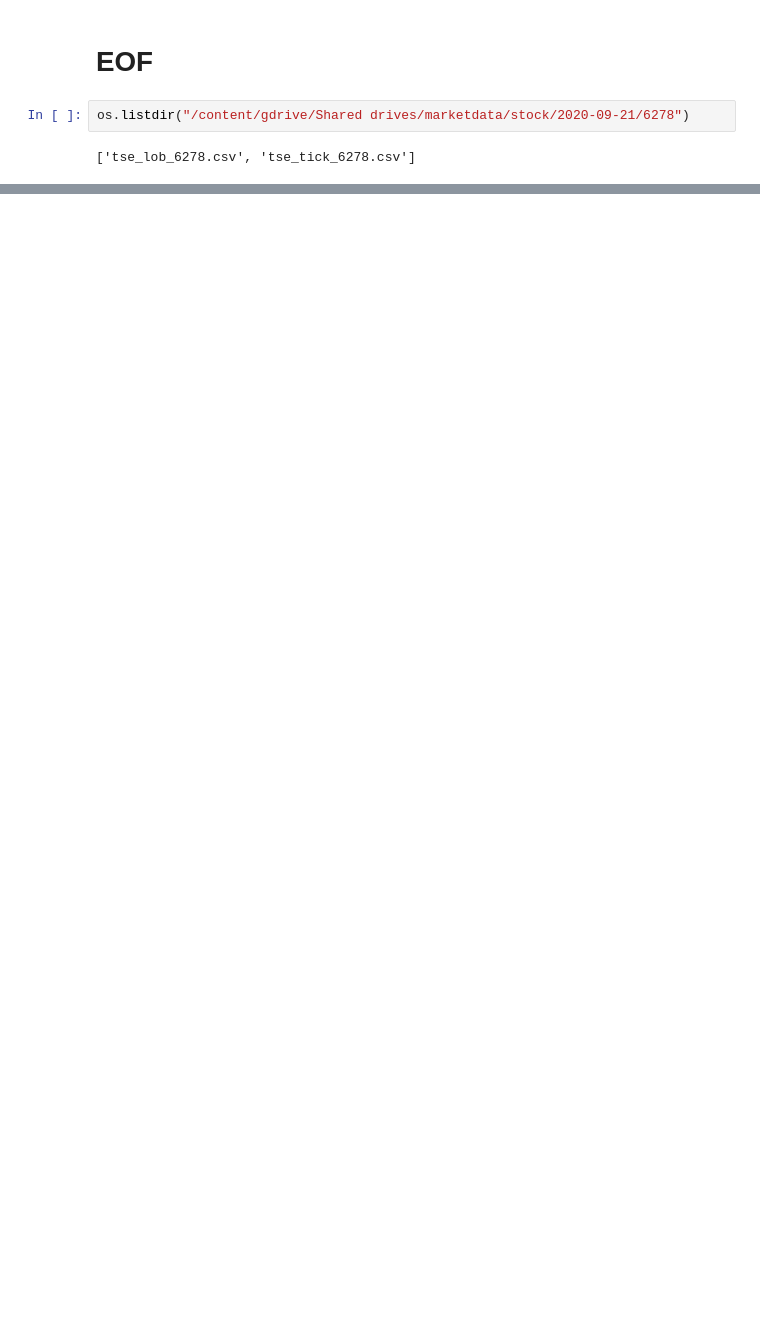
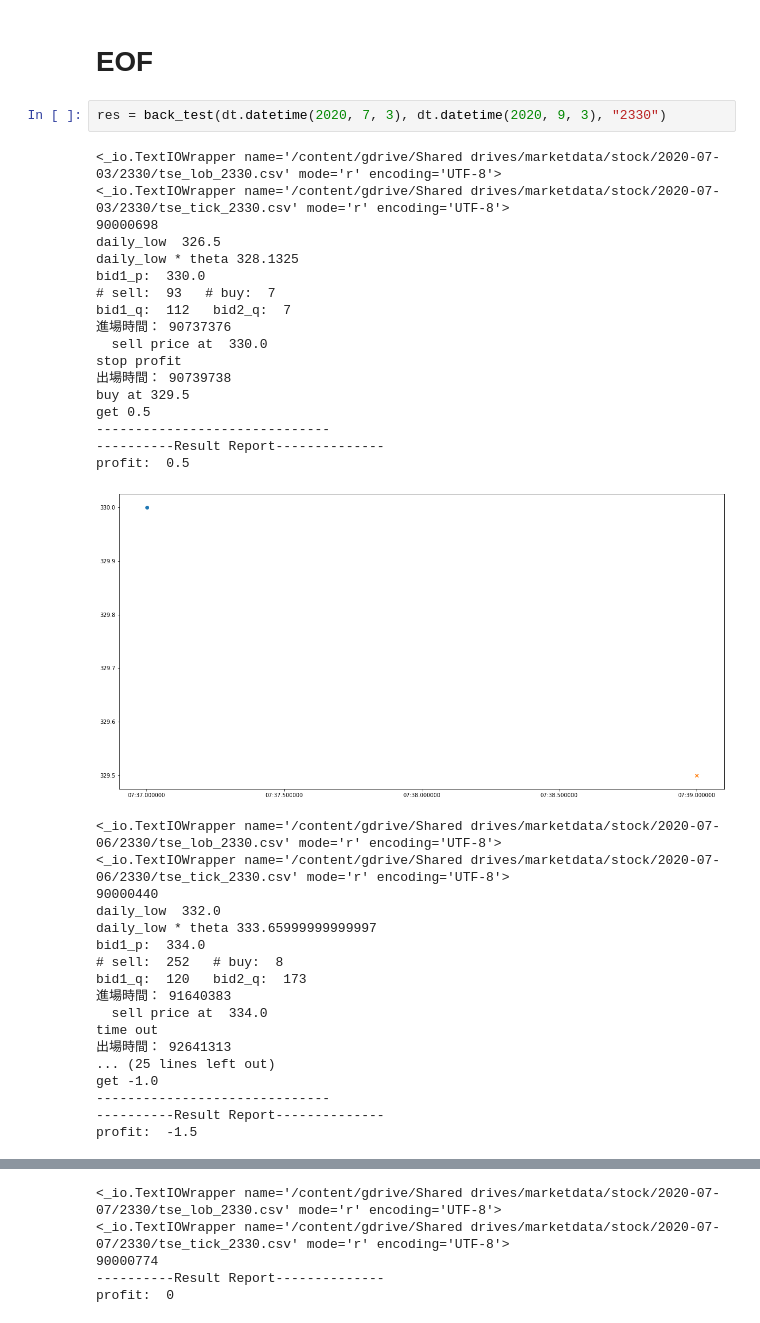
Before and after one commit to ken32293355/vsense, a Jupyter notebook: yt/strategy_0928.ipynb, the cells around one changed output, grey strips where cells are left out. Saved outputs shown, nothing was run; the diff lists cells and outputs as text; blank space fills up the shorter version.

```diff
--- a/yt/strategy_0928.ipynb
+++ b/yt/strategy_0928.ipynb
@@ -967,6 +1111,40 @@ profit:  0.30000000000001137
 # %% [markdown]
 # EOF
-# %%
-os.listdir("/content/gdrive/Shared drives/marketdata/stock/2020-09-21/6278")
-# %% [output]
-['tse_lob_6278.csv', 'tse_tick_6278.csv']
+# %%
+res = back_test(dt.datetime(2020, 7, 3), dt.datetime(2020, 9, 3), "2330")
+# %% [output]
+<_io.TextIOWrapper name='/content/gdrive/Shared drives/marketdata/stock/2020-07-03/2330/tse_lob_2330.csv' mode='r' encoding='UTF-8'>
+<_io.TextIOWrapper name='/content/gdrive/Shared drives/marketdata/stock/2020-07-03/2330/tse_tick_2330.csv' mode='r' encoding='UTF-8'>
+90000698
+daily_low  326.5
+daily_low * theta 328.1325
+bid1_p:  330.0
+# sell:  93   # buy:  7
+bid1_q:  112   bid2_q:  7
+進場時間： 90737376
+  sell price at  330.0
+stop profit
+出場時間： 90739738
+buy at 329.5
+get 0.5
+------------------------------
+----------Result Report--------------
+profit:  0.5
+[figure, added]
+<_io.TextIOWrapper name='/content/gdrive/Shared drives/marketdata/stock/2020-07-06/2330/tse_lob_2330.csv' mode='r' encoding='UTF-8'>
+<_io.TextIOWrapper name='/content/gdrive/Shared drives/marketdata/stock/2020-07-06/2330/tse_tick_2330.csv' mode='r' encoding='UTF-8'>
+90000440
+daily_low  332.0
+daily_low * theta 333.65999999999997
+bid1_p:  334.0
+# sell:  252   # buy:  8
+bid1_q:  120   bid2_q:  173
+進場時間： 91640383
+  sell price at  334.0
+time out
+出場時間： 92641313
+... (25 lines left out)
+get -1.0
+------------------------------
+----------Result Report--------------
+profit:  -1.5
@@ -972,0 +1152,5 @@ os.listdir("/content/gdrive/Shared drives/marketdata/stock/2020-09-21/6278")
+<_io.TextIOWrapper name='/content/gdrive/Shared drives/marketdata/stock/2020-07-07/2330/tse_lob_2330.csv' mode='r' encoding='UTF-8'>
+<_io.TextIOWrapper name='/content/gdrive/Shared drives/marketdata/stock/2020-07-07/2330/tse_tick_2330.csv' mode='r' encoding='UTF-8'>
+90000774
+----------Result Report--------------
+profit:  0
```
Also changed, not shown: parts of 41 cells of this notebook, 1 other file.
